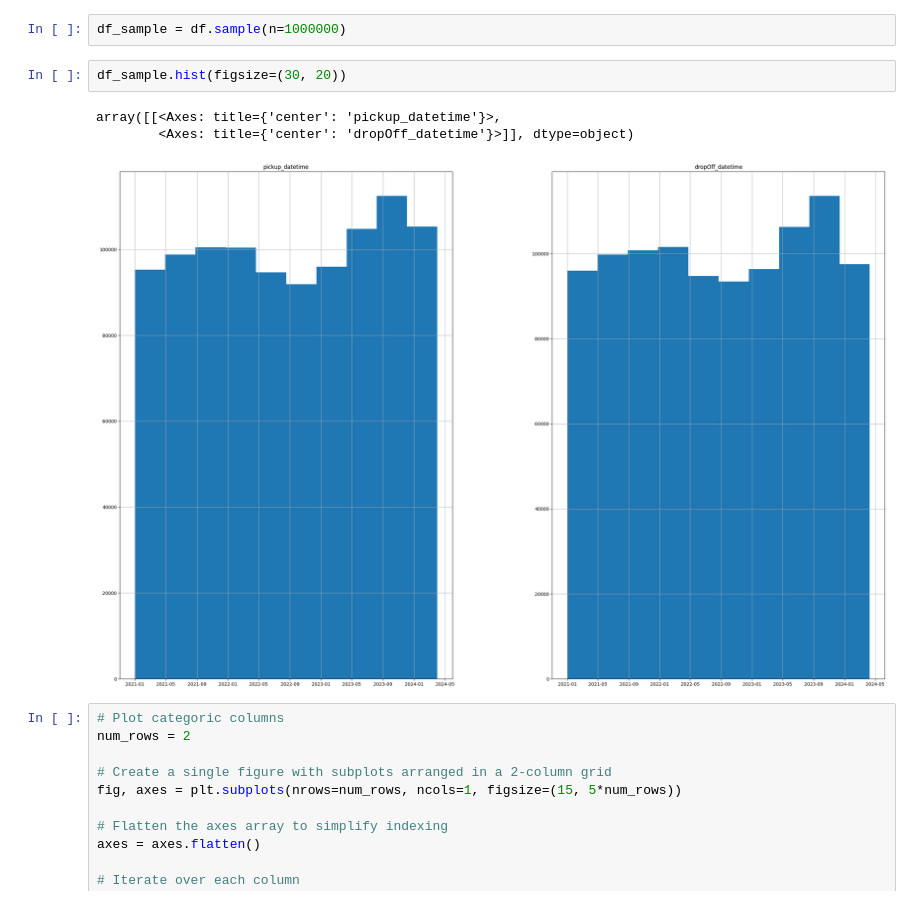
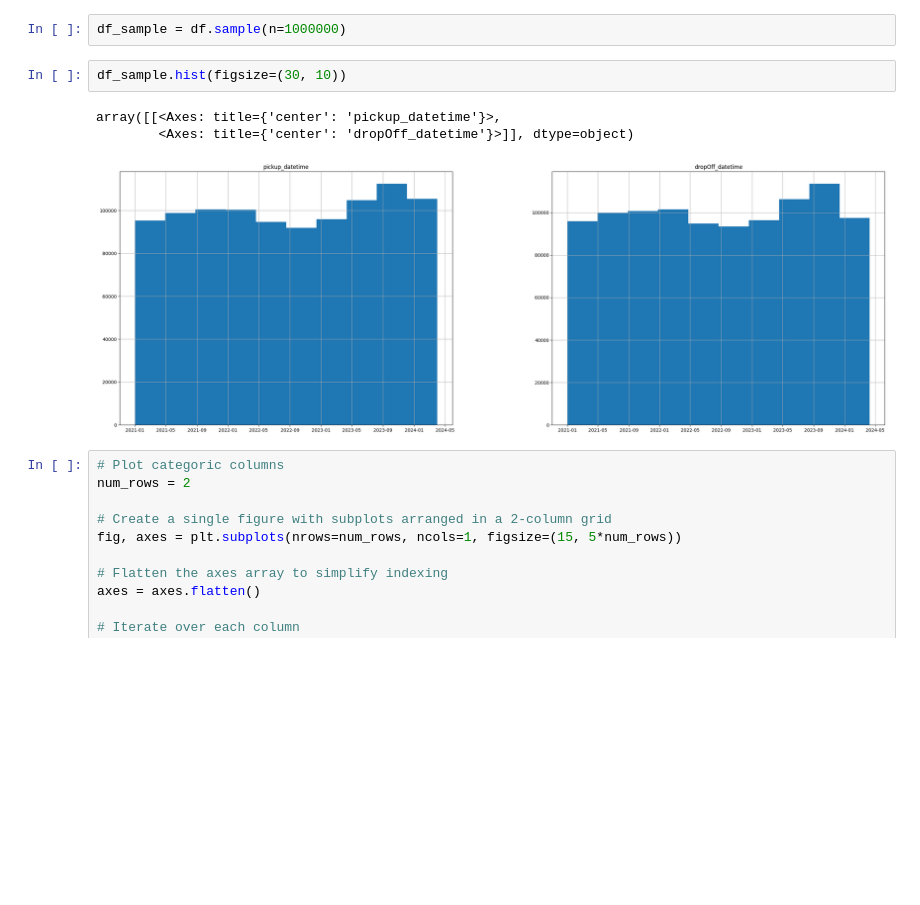
Before and after one commit to eoinmtreacy/pinbox, a Jupyter notebook: data/data_evaluation/taxi_trip_data/fhv_taxi_data_analysis.ipynb, the cells around one changed output. Cells and saved outputs as stored; diff of their text form; blank space fills up the shorter version.

```diff
--- a/data/data_evaluation/taxi_trip_data/fhv_taxi_data_analysis.ipynb
+++ b/data/data_evaluation/taxi_trip_data/fhv_taxi_data_analysis.ipynb
@@ -163,11 +163,11 @@ dtype: int64
 # %%
 df_sample = df.sample(n=1000000)
 # %%
-df_sample.hist(figsize=(30, 20))
+df_sample.hist(figsize=(30, 10))
 # %% [output]
 array([[<Axes: title={'center': 'pickup_datetime'}>,
         <Axes: title={'center': 'dropOff_datetime'}>]], dtype=object)
-[figure, old version]
+[figure, new version]
 # %%
 # Plot categoric columns
 num_rows = 2
```
Also changed, not shown: parts of 4 cells of this notebook, 2 other files.
